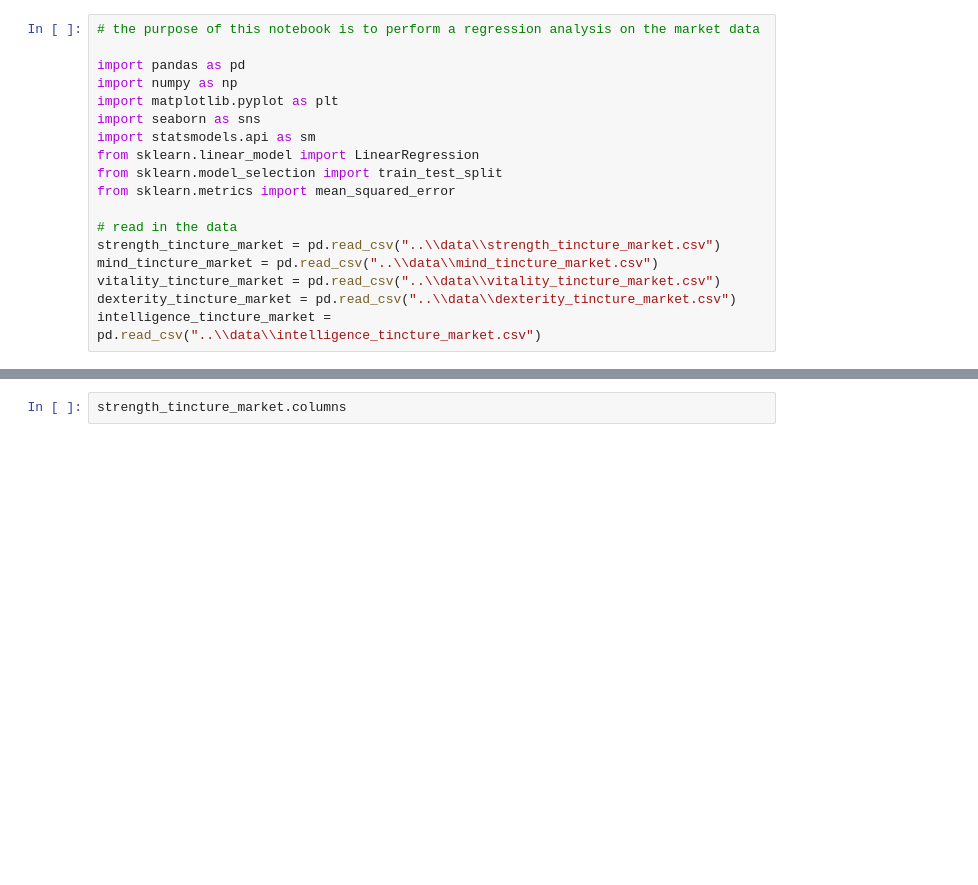
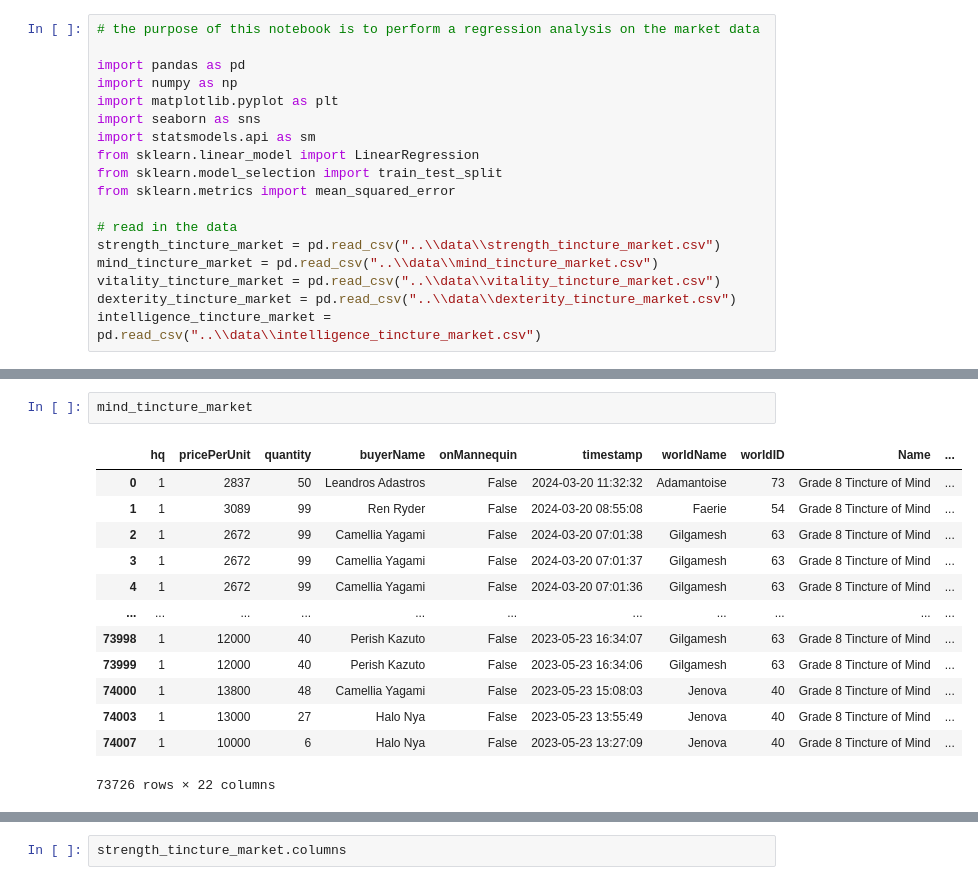
Before and after one commit to Hounder23/LHL-CAPSTONE, a Jupyter notebook: IPYNB NoteBooks/ModelBuilding.ipynb, the cells around one changed output, grey strips where cells are left out. Cells and saved outputs as stored; diff of their text form; blank space fills up the shorter version.

```diff
--- a/IPYNB NoteBooks/ModelBuilding.ipynb
+++ b/IPYNB NoteBooks/ModelBuilding.ipynb
@@ -27,0 +35,16 @@ strength_tincture_market.head()
+# %%
+mind_tincture_market
+# %% [output]
+|  | hq | pricePerUnit | quantity | buyerName | onMannequin | timestamp | worldName | worldID | Name | ... |
+| 0 | 1 | 2837 | 50 | Leandros Adastros | False | 2024-03-20 11:32:32 | Adamantoise | 73 | Grade 8 Tincture of Mind | ... |
+| 1 | 1 | 3089 | 99 | Ren Ryder | False | 2024-03-20 08:55:08 | Faerie | 54 | Grade 8 Tincture of Mind | ... |
+| 2 | 1 | 2672 | 99 | Camellia Yagami | False | 2024-03-20 07:01:38 | Gilgamesh | 63 | Grade 8 Tincture of Mind | ... |
+| 3 | 1 | 2672 | 99 | Camellia Yagami | False | 2024-03-20 07:01:37 | Gilgamesh | 63 | Grade 8 Tincture of Mind | ... |
+| 4 | 1 | 2672 | 99 | Camellia Yagami | False | 2024-03-20 07:01:36 | Gilgamesh | 63 | Grade 8 Tincture of Mind | ... |
+| ... | ... | ... | ... | ... | ... | ... | ... | ... | ... | ... |
+| 73998 | 1 | 12000 | 40 | Perish Kazuto | False | 2023-05-23 16:34:07 | Gilgamesh | 63 | Grade 8 Tincture of Mind | ... |
+| 73999 | 1 | 12000 | 40 | Perish Kazuto | False | 2023-05-23 16:34:06 | Gilgamesh | 63 | Grade 8 Tincture of Mind | ... |
+| 74000 | 1 | 13800 | 48 | Camellia Yagami | False | 2023-05-23 15:08:03 | Jenova | 40 | Grade 8 Tincture of Mind | ... |
+| 74003 | 1 | 13000 | 27 | Halo Nya | False | 2023-05-23 13:55:49 | Jenova | 40 | Grade 8 Tincture of Mind | ... |
+| 74007 | 1 | 10000 | 6 | Halo Nya | False | 2023-05-23 13:27:09 | Jenova | 40 | Grade 8 Tincture of Mind | ... |
+73726 rows × 22 columns
```
Also changed, not shown: parts of 19 cells of this notebook.
